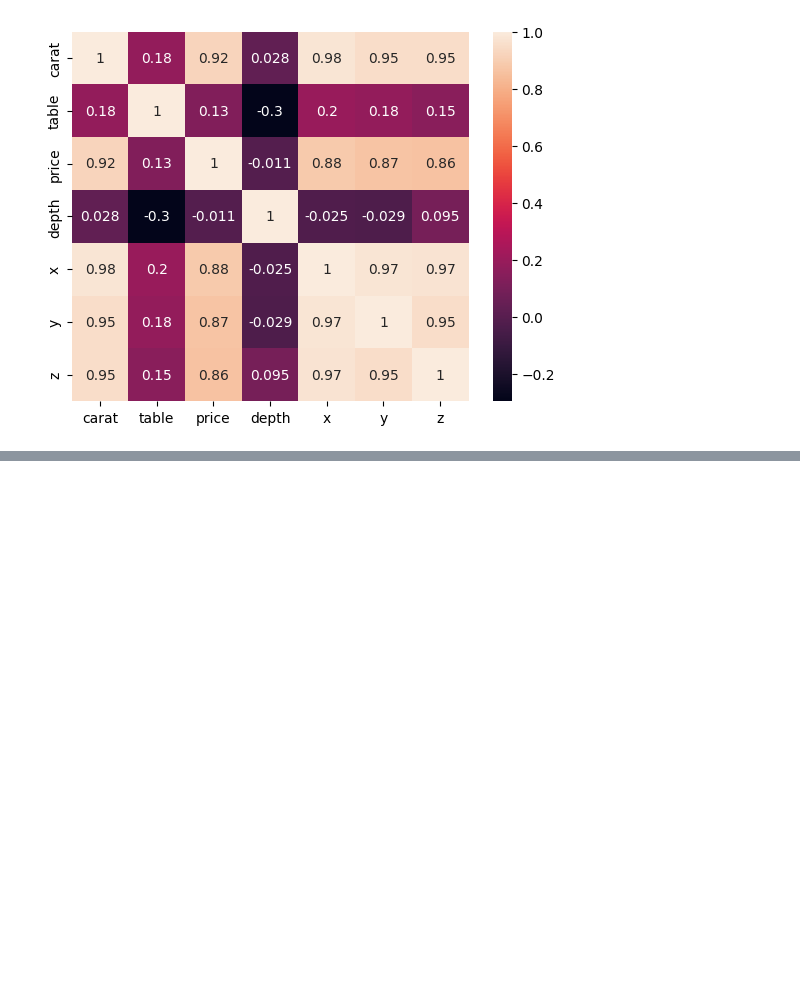
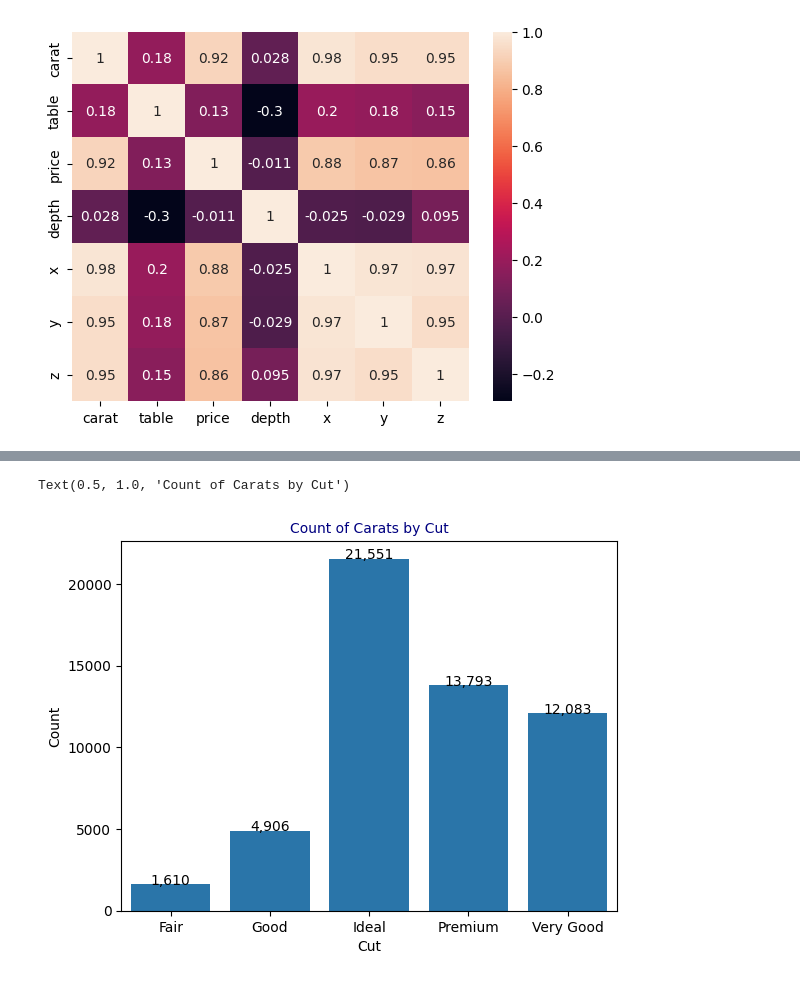
Before and after one commit to IbrahimHammed/PythonVisualization, a Jupyter notebook: DiamondsEDA.ipynb, the cells around one changed output, grey strips where cells are left out. Cells and saved outputs as stored; diff of their text form; code cells hidden in the pictures; blank space fills up the shorter version.

```diff
--- a/DiamondsEDA.ipynb
+++ b/DiamondsEDA.ipynb
@@ -163,0 +425,22 @@ sns.heatmap(dfCorrelation.corr(), annot=True)
+# %%
+# Chart Method: Seaborn
+# Type: Bar
+
+sns.barplot(
+    x=data.index,
+    y=data.values,
+    orient='v',
+    saturation=0.85
+    )
+
+# Indicate values on the bar chart
+for i, value in enumerate(data.values):
+    formattedValue = "{:,}".format(value)
+    plt.text(i, value + 1, str(formattedValue), ha='center', fontsize=10)
+
+plt.xlabel('Cut', fontsize=10, color="black"),
+plt.ylabel('Count', fontsize=10, color="black"),
+plt.title('Count of Carats by Cut', fontsize=10, color="navy")
+# %% [output]
+Text(0.5, 1.0, 'Count of Carats by Cut')
+[figure, added]
```
Also changed, not shown: parts of 75 cells of this notebook.
